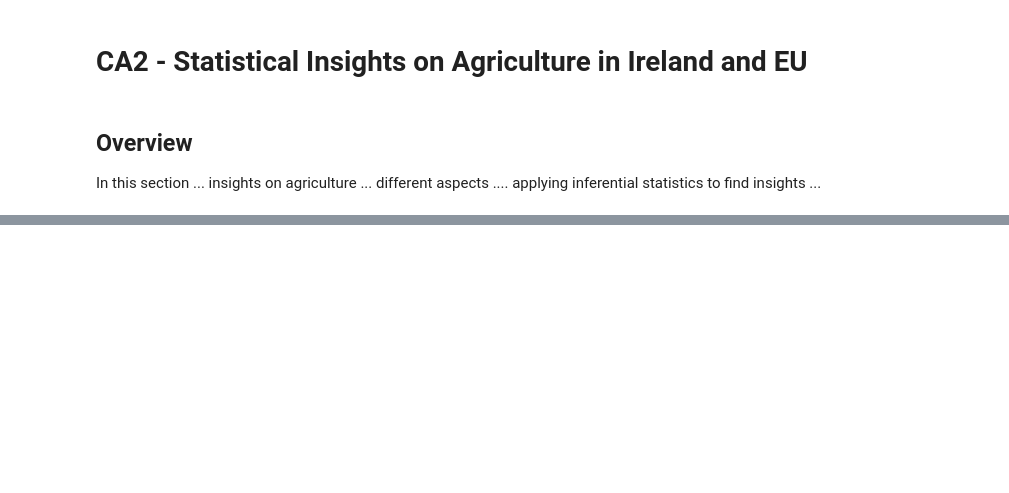
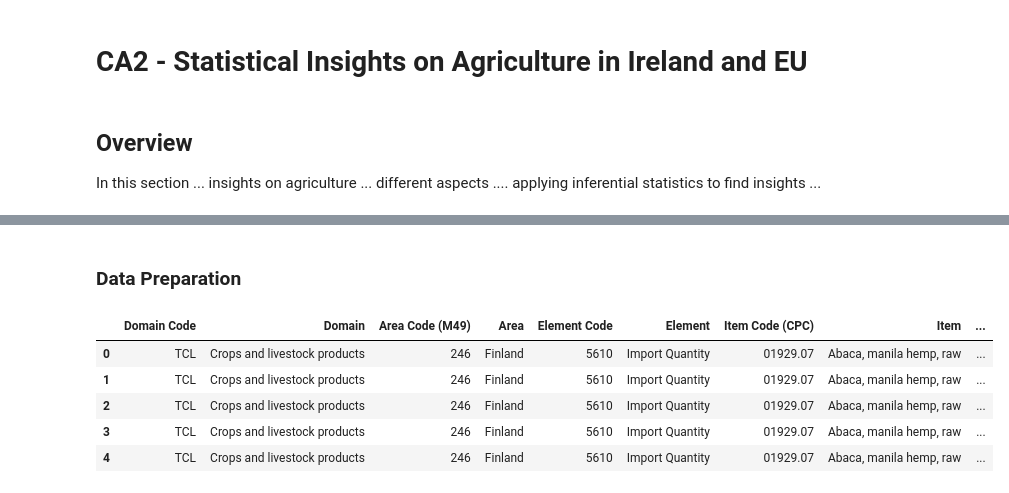
Before and after one commit to CCT-MastersDA/cct-ca2, a Jupyter notebook: jupyter/Statistics.ipynb, the cells around one changed output, grey strips where cells are left out. Cells and saved outputs as stored; diff of their text form; code cells hidden in the pictures; blank space fills up the shorter version.

```diff
--- a/jupyter/Statistics.ipynb
+++ b/jupyter/Statistics.ipynb
@@ -162,0 +211,13 @@ plt.legend(loc=2)
+# %% [markdown]
+### Data Preparation
+# %%
+# showing raw dataset
+dataset = pd.read_csv('./datasets/fao-import-export-eu.csv', encoding='utf-8')
+dataset.head()
+# %% [output]
+|  | Domain Code | Domain | Area Code (M49) | Area | Element Code | Element | Item Code (CPC) | Item | ... |
+| 0 | TCL | Crops and livestock products | 246 | Finland | 5610 | Import Quantity | 01929.07 | Abaca, manila hemp, raw | ... |
+| 1 | TCL | Crops and livestock products | 246 | Finland | 5610 | Import Quantity | 01929.07 | Abaca, manila hemp, raw | ... |
+| 2 | TCL | Crops and livestock products | 246 | Finland | 5610 | Import Quantity | 01929.07 | Abaca, manila hemp, raw | ... |
+| 3 | TCL | Crops and livestock products | 246 | Finland | 5610 | Import Quantity | 01929.07 | Abaca, manila hemp, raw | ... |
+| 4 | TCL | Crops and livestock products | 246 | Finland | 5610 | Import Quantity | 01929.07 | Abaca, manila hemp, raw | ... |
```
Also changed, not shown: parts of 55 cells of this notebook, 5 other files.
